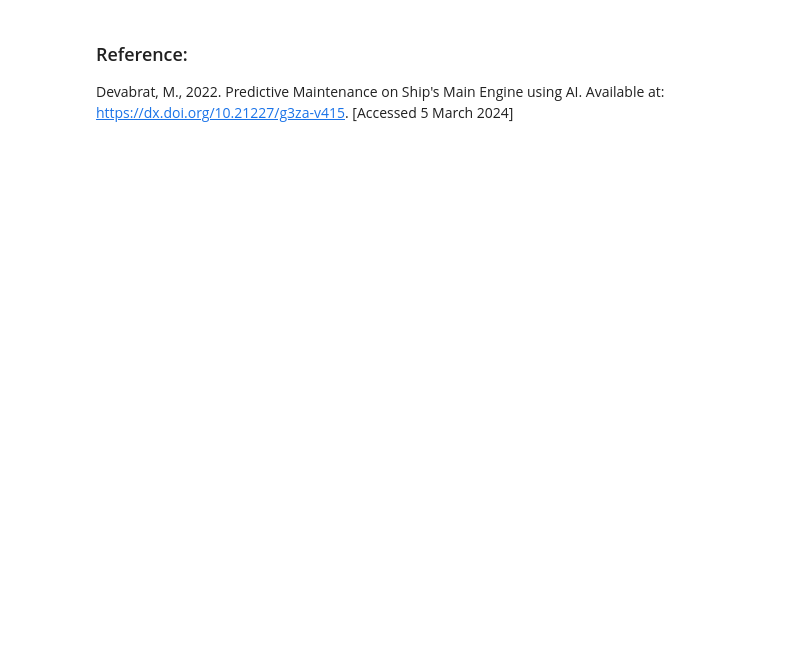
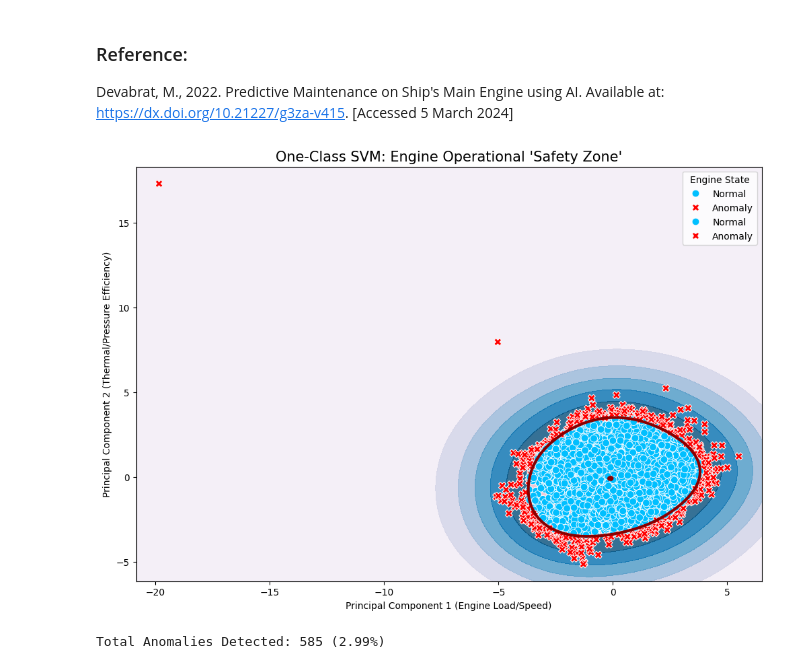
Before and after one commit to susanavenda/data_cambridge, a Jupyter notebook: Venda_Susana_CAM_DS_C101_Mini_project_5_3_1.ipynb, the cells around one changed output. Cells and saved outputs as stored; diff of their text form; code cells hidden in the pictures; blank space fills up the shorter version.

```diff
--- a/Venda_Susana_CAM_DS_C101_Mini_project_5_3_1.ipynb
+++ b/Venda_Susana_CAM_DS_C101_Mini_project_5_3_1.ipynb
@@ -577,3 +693,81 @@ To standardize or normalize our sensor data, we must first understand the distri
 # %% [markdown]
 ### Reference:
 Devabrat, M., 2022. Predictive Maintenance on Ship's Main Engine using AI. Available at: https://dx.doi.org/10.21227/g3za-v415. [Accessed 5 March 2024]
+# %%
+import pandas as pd
+import numpy as np
+import matplotlib.pyplot as plt
+import seaborn as sns
+from sklearn.svm import OneClassSVM
+from sklearn.preprocessing import StandardScaler
+from sklearn.decomposition import PCA
+
+# 1. Load and Preprocess
+url = "https://raw.githubusercontent.com/fourthrevlxd/cam_dsb/main/engine.csv"
+df = pd.read_csv(url)
+
+# Use the features we engineered previously
+df['lub_efficiency'] = df['Lub oil pressure'] / (df['lub oil temp'] + 1e-6)
+df['cooling_delta'] = df['Coolant pressure'] - df['Coolant temp']
+features = ['Engine rpm', 'Lub oil pressure', 'Fuel pressure',
+            'Coolant pressure', 'lub oil temp', 'Coolant temp',
+            'lub_efficiency', 'cooling_delta']
+
+# 2. Scaling & PCA (Reducing to 2D for the visualization grid)
+scaler = StandardScaler()
+X_scaled = scaler.fit_transform(df[features])
+
+pca = PCA(n_components=2)
+X_pca = pca.fit_transform(X_scaled)
+
+# 3. Fit One-Class SVM
+# nu=0.03 aims for the 3% anomaly target
+model = OneClassSVM(kernel='rbf', gamma=0.1, nu=0.03)
+model.fit(X_pca)
+df['svm_anomaly'] = model.predict(X_pca)
+
+# 4. Create Visualization Grid
+x_min, x_max = X_pca[:, 0].min() - 1, X_pca[:, 0].max() + 1
+y_min, y_max = X_pca[:, 1].min() - 1, X_pca[:, 1].max() + 1
+xx, yy = np.meshgrid(np.linspace(x_min, x_max, 500), np.linspace(y_min, y_max, 500))
+
+# Calculate decision function across the grid
+Z = model.decision_function(np.c_[xx.ravel(), yy.ravel()])
+Z = Z.reshape(xx.shape)
+
+# 5. Plotting
+plt.figure(figsize=(12, 8))
+plt.title("One-Class SVM: Engine Operational 'Safety Zone'", fontsize=15)
+
+# Plot the learned "Normal" boundary
+plt.contourf(xx, yy, Z, levels=np.linspace(Z.min(), 0, 7), cmap=plt.cm.PuBu, alpha=0.8)
+plt.contour(xx, yy, Z, levels=[0], linewidths=3, colors='darkred') # The Boundary
+plt.contourf(xx, yy, Z, levels=[0, Z.max()], colors='palevioletred', alpha=0.4)
+
+
+# Plot the actual engine data points
+sns.scatterplot(x=X_pca[:, 0], y=X_pca[:, 1],
+                hue=np.where(df['svm_anomaly'] == 1, 'Normal', 'Anomaly'),
+                palette={'Normal': 'deepskyblue', 'Anomaly': 'red'},
+                style=np.where(df['svm_anomaly'] == 1, 'Normal', 'Anomaly'),
+                markers={'Normal': 'o', 'Anomaly': 'X'}, s=60)
+
+
+
+# Plot the actual engine data points
+sns.scatterplot(x=X_pca[:, 0], y=X_pca[:, 1],
+                hue=np.where(df['svm_anomaly'] == 1, 'Normal', 'Anomaly'),
+                palette={'Normal': 'deepskyblue', 'Anomaly': 'red'},
+                style=np.where(df['svm_anomaly'] == 1, 'Normal', 'Anomaly'),
+                markers={'Normal': 'o', 'Anomaly': 'X'}, s=60)
+plt.xlabel('Principal Component 1 (Engine Load/Speed)')
+plt.ylabel('Principal Component 2 (Thermal/Pressure Efficiency)')
+plt.legend(title="Engine State")
+plt.show()
+
+# Print results
+anomaly_count = len(df[df['svm_anomaly'] == -1])
+print(f"Total Anomalies Detected: {anomaly_count} ({anomaly_count/len(df)*100:.2f}%)")
+# %% [output]
+[figure, added]
+Total Anomalies Detected: 585 (2.99%)
```
Also changed, not shown: parts of 15 cells of this notebook.
